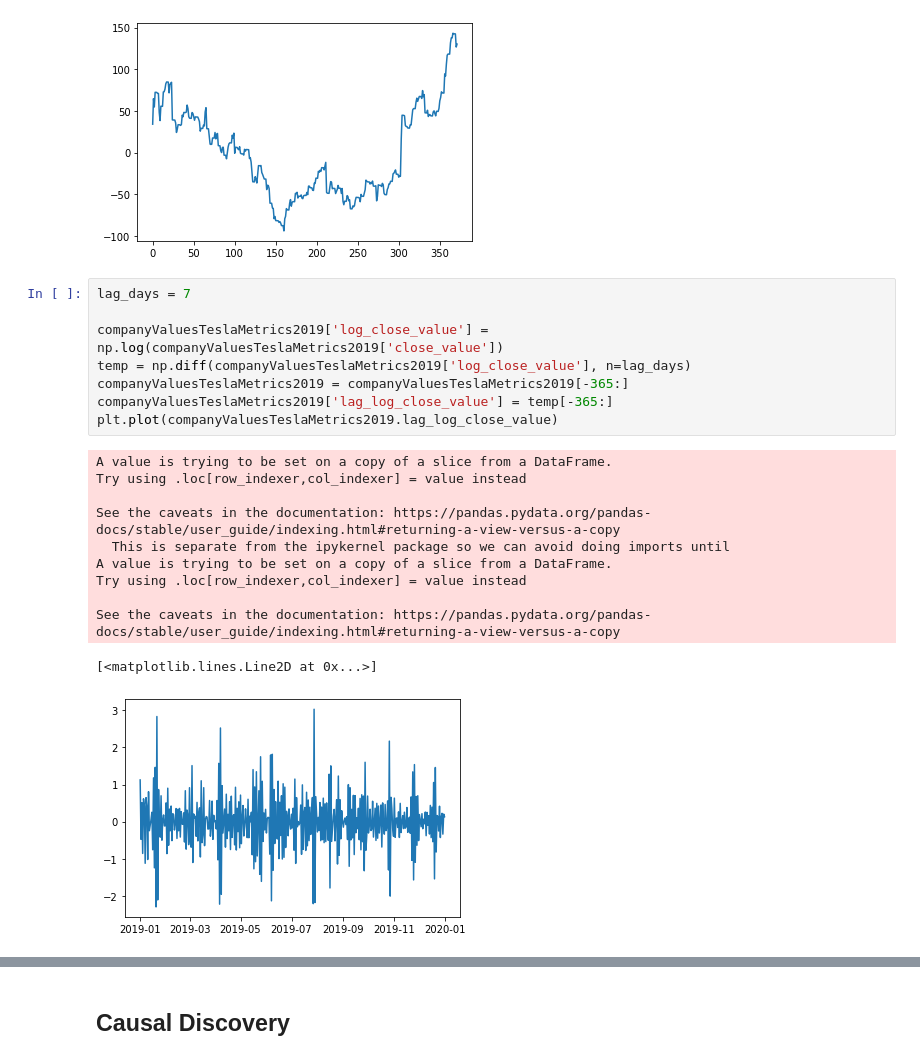
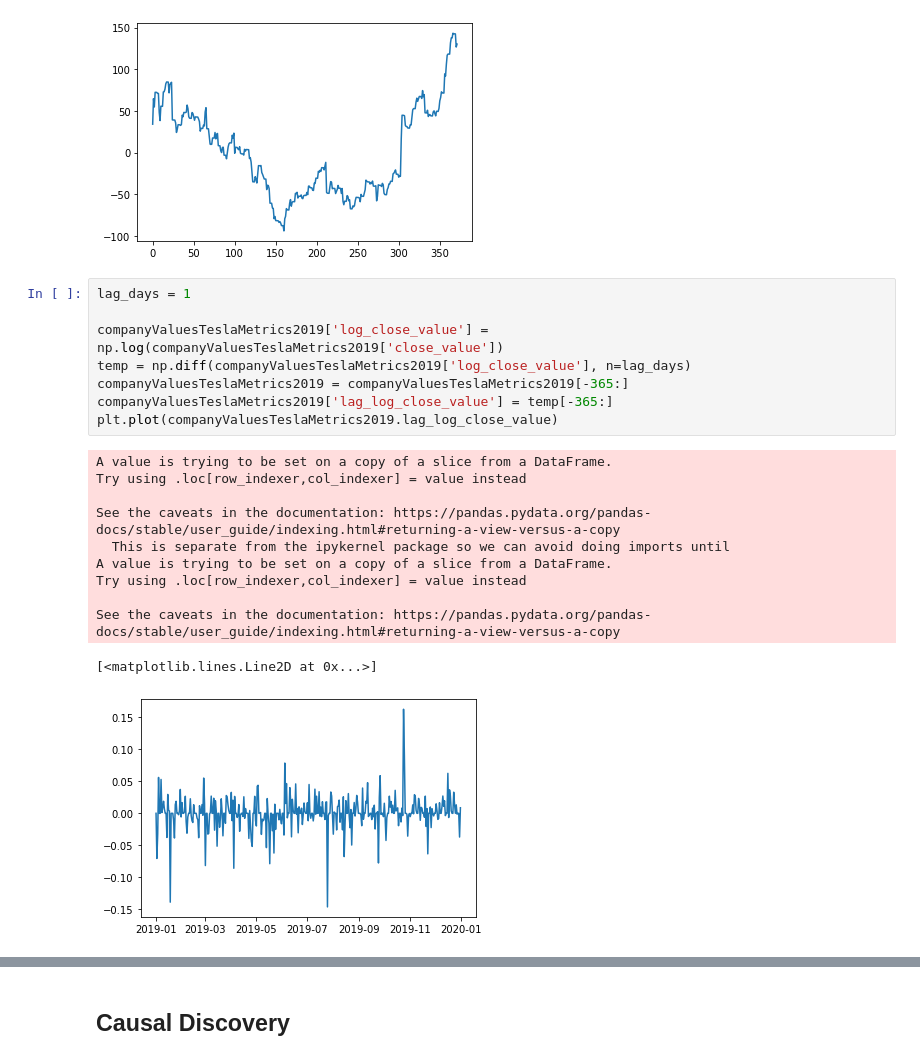
Before and after one commit to dssaenzml/ml703_timeSeriesCausalDiscovery, a Jupyter notebook: Exploration/ML703_Project.ipynb, the cells around one changed output, grey strips where cells are left out. Saved outputs shown, nothing was run; the diff lists cells and outputs as text.

```diff
--- a/Exploration/ML703_Project.ipynb
+++ b/Exploration/ML703_Project.ipynb
@@ -224,25 +224,25 @@ plt.plot(detrended)
 [<matplotlib.lines.Line2D at 0x...>]
 [figure]
 # %%
-lag_days = 7
+lag_days = 1
 
 companyValuesTeslaMetrics2019['log_close_value'] = np.log(companyValuesTeslaMetrics2019['close_value'])
 temp = np.diff(companyValuesTeslaMetrics2019['log_close_value'], n=lag_days)
 companyValuesTeslaMetrics2019 = companyValuesTeslaMetrics2019[-365:]
 companyValuesTeslaMetrics2019['lag_log_close_value'] = temp[-365:]
 plt.plot(companyValuesTeslaMetrics2019.lag_log_close_value)
 # %% [output]
 A value is trying to be set on a copy of a slice from a DataFrame.
 Try using .loc[row_indexer,col_indexer] = value instead
 
 See the caveats in the documentation: https://pandas.pydata.org/pandas-docs/stable/user_guide/indexing.html#returning-a-view-versus-a-copy
   This is separate from the ipykernel package so we can avoid doing imports until
 A value is trying to be set on a copy of a slice from a DataFrame.
 Try using .loc[row_indexer,col_indexer] = value instead
 
 See the caveats in the documentation: https://pandas.pydata.org/pandas-docs/stable/user_guide/indexing.html#returning-a-view-versus-a-copy
 [<matplotlib.lines.Line2D at 0x...>]
-[figure, old version]
+[figure, new version]
 # %%
 plt.hist(companyValuesTeslaMetrics2019.lag_log_close_value)
 # %% [output]
```
Also changed, not shown: parts of 14 cells of this notebook, 2 other files.
